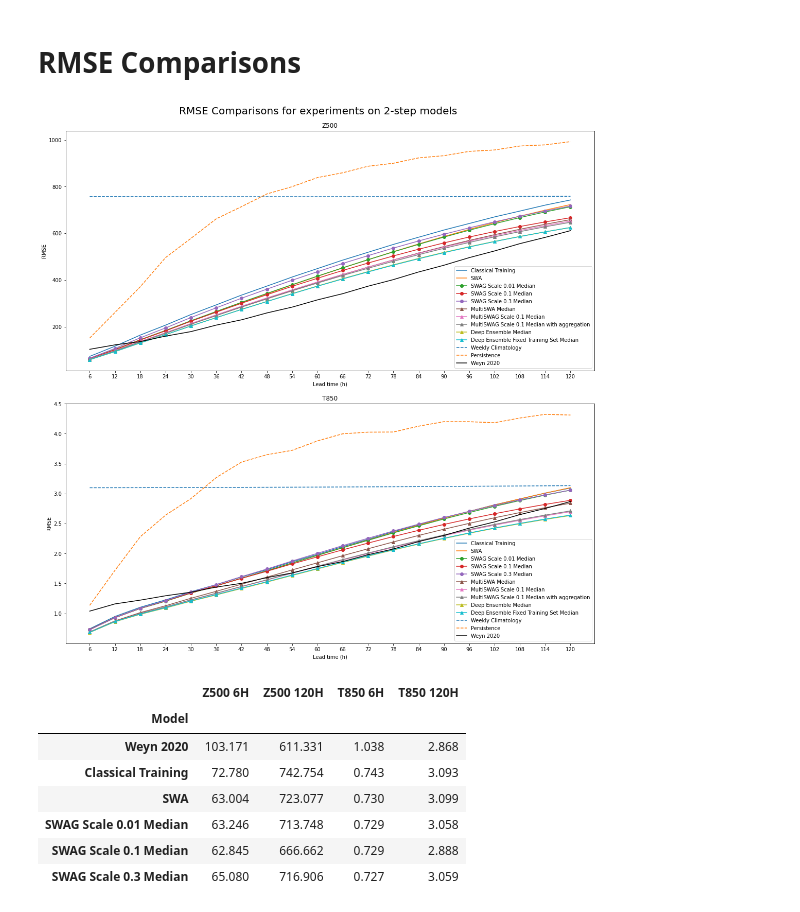
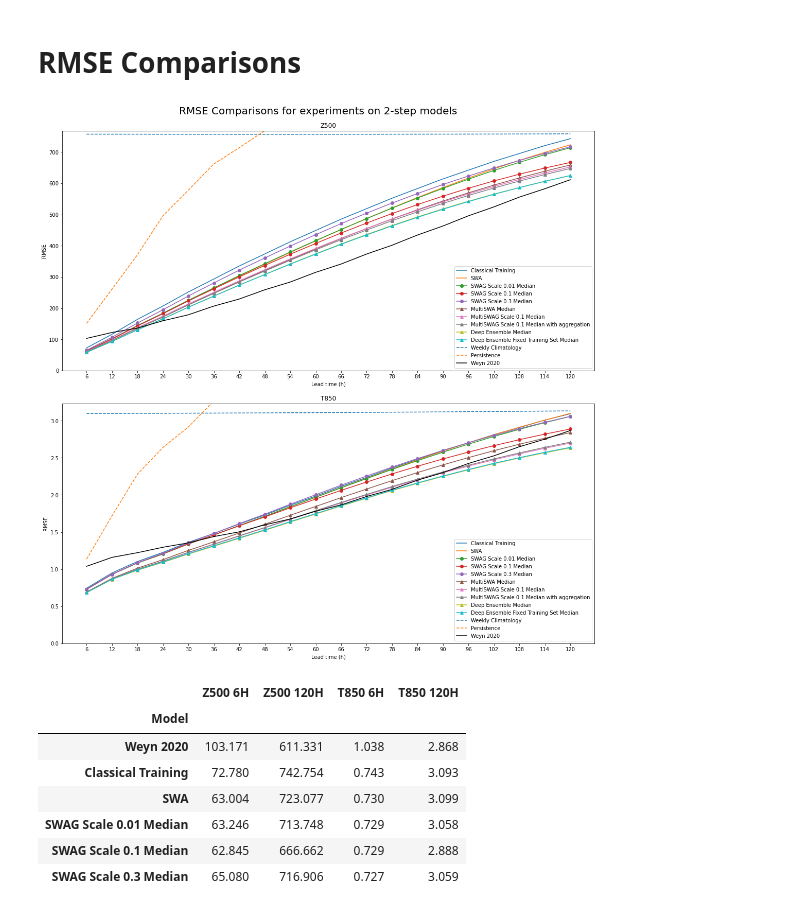
Before and after one commit to yasserhaddad/weather_prediction, a Jupyter notebook: notebooks/results_s02.ipynb, the cells around one changed output. Drawn from its saved outputs; the diff is of its cells as text; code cells hidden in the pictures.

```diff
--- a/notebooks/results_s02.ipynb
+++ b/notebooks/results_s02.ipynb
@@ -107,34 +107,39 @@ f, (ax1, ax2) = plt.subplots(2, 1, figsize=(15, 15), constrained_layout=True)
 for i, rmse in enumerate(rmses):
     linestyle = 'solid' if i < (len(rmses) - 2) else 'dashed'
     ax1.plot(lead_times, rmse.z.values, label=labels[i], marker=markers[i], linestyle=linestyle)
 
 ax1.plot(lead_times, reference_rmses.z.values, label='Weyn 2020', color='black')
 
 for i, rmse in enumerate(rmses):
     linestyle = 'solid' if i < (len(rmses) - 2) else 'dashed'
     ax2.plot(lead_times, rmse.t.values, label=labels[i], marker=markers[i], linestyle=linestyle)
 
 ax2.plot(lead_times, reference_rmses.t.values, label='Weyn 2020', color='black')
 
 ax1.set_xlabel('Lead time (h)')
 ax1.set_xticks(lead_times)
 ax2.set_xticks(lead_times)
 ax2.set_xlabel('Lead time (h)')
+
 ax1.set_ylabel('RMSE')
 ax2.set_ylabel('RMSE')
+
+ax1.set_ylim((0, rmses[-2].z.max() + 10))
+ax2.set_ylim((0, rmses[-2].t.max() + 0.1))
+
 ax1.set_title('Z500')
 ax2.set_title('T850')
 
 f.suptitle('RMSE Comparisons for experiments on 2-step models', fontsize=20)
 ax1.legend()
 ax2.legend()
 
 filename = 'rmse_comparisons.png'
 plt.savefig(figures_path + filename)
 
 plt.show()
 # %% [output]
-[figure, old version]
+[figure, new version]
 # %%
 df_rmses_single = table([reference_rmses] + rmses[:5], ['Weyn 2020'] + labels[:5])
 df_rmses_single
```
Also changed, not shown: parts of 3 cells of this notebook, 45 other files.
